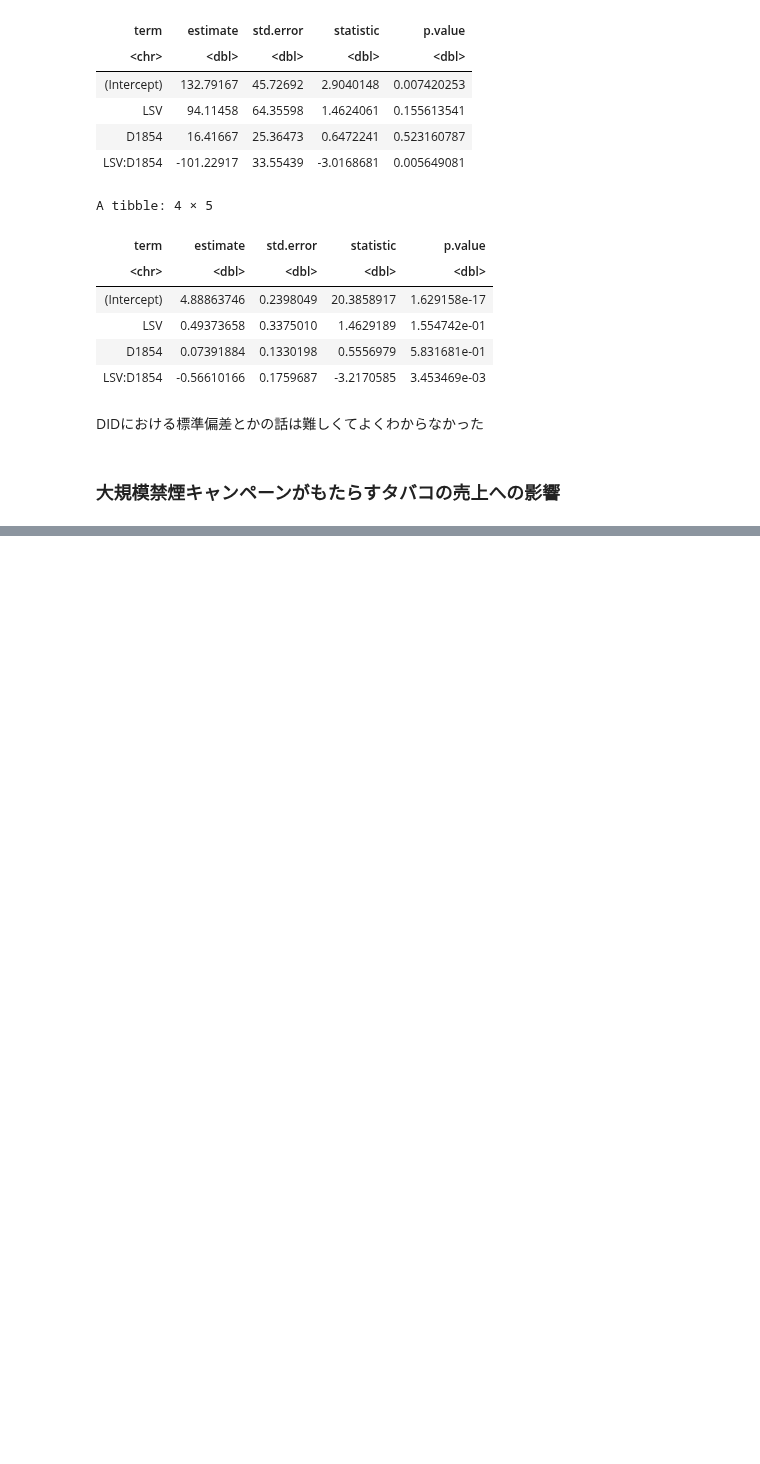
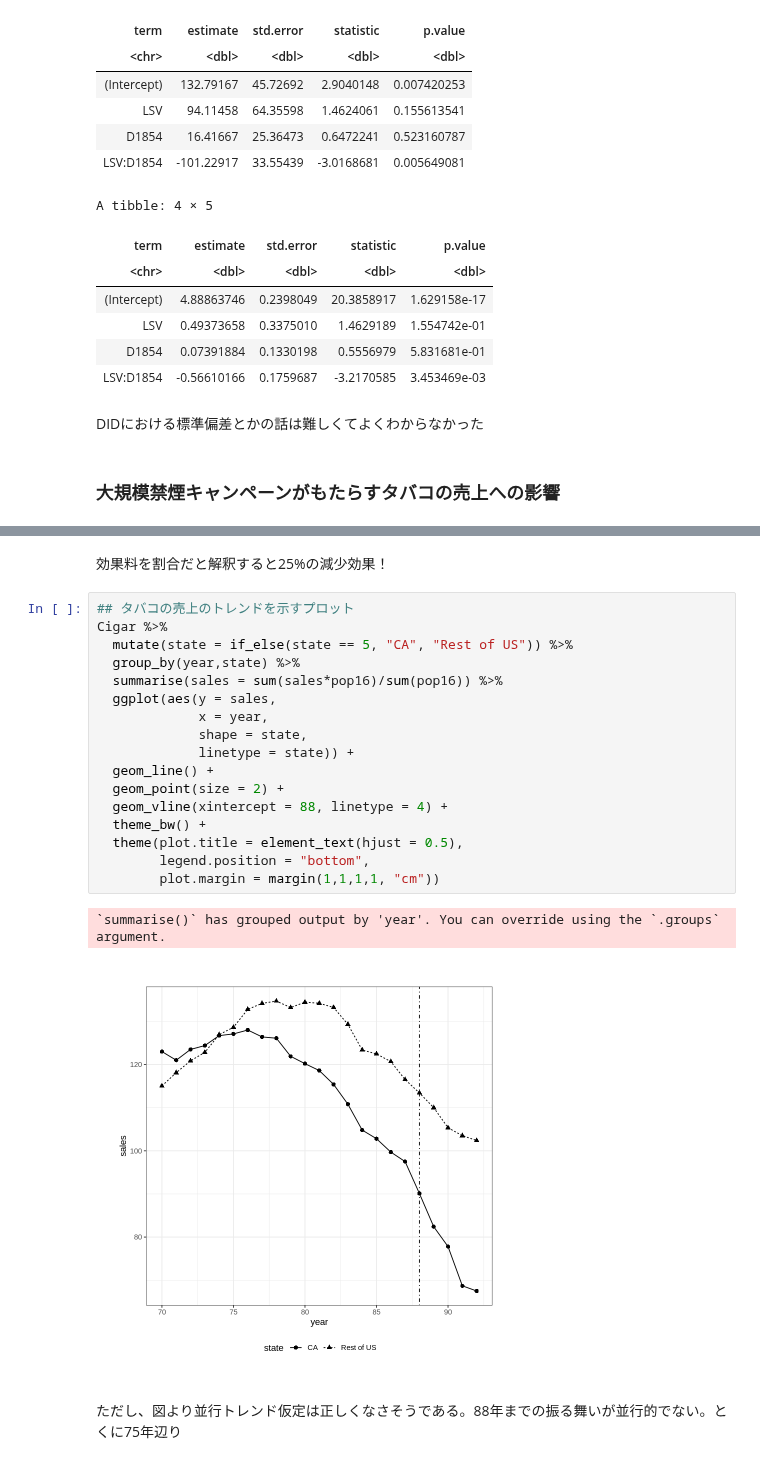
Before and after one commit to masakiaota/study, a Jupyter notebook: cibook/ch4_did.ipynb, the cells around one changed output, grey strips where cells are left out. Drawn from its saved outputs; the diff is of its cells as text; blank space fills up the shorter version.

```diff
--- a/cibook/ch4_did.ipynb
+++ b/cibook/ch4_did.ipynb
@@ -261,0 +439,24 @@ DIDにおける標準偏差とかの話は難しくてよくわからなかっ
+# %% [markdown]
+効果料を割合だと解釈すると25%の減少効果！
+# %%
+## タバコの売上のトレンドを示すプロット
+Cigar %>%
+  mutate(state = if_else(state == 5, "CA", "Rest of US")) %>%
+  group_by(year,state) %>%
+  summarise(sales = sum(sales*pop16)/sum(pop16)) %>%
+  ggplot(aes(y = sales,
+             x = year,
+             shape = state,
+             linetype = state)) +
+  geom_line() +
+  geom_point(size = 2) +
+  geom_vline(xintercept = 88, linetype = 4) +
+  theme_bw() +
+  theme(plot.title = element_text(hjust = 0.5),
+        legend.position = "bottom",
+        plot.margin = margin(1,1,1,1, "cm"))
+# %% [output]
+`summarise()` has grouped output by 'year'. You can override using the `.groups` argument.
+[figure, added]
+# %% [markdown]
+ただし、図より並行トレンド仮定は正しくなさそうである。88年までの振る舞いが並行的でない。とくに75年辺り
```
Also changed, not shown: parts of 16 cells of this notebook.
